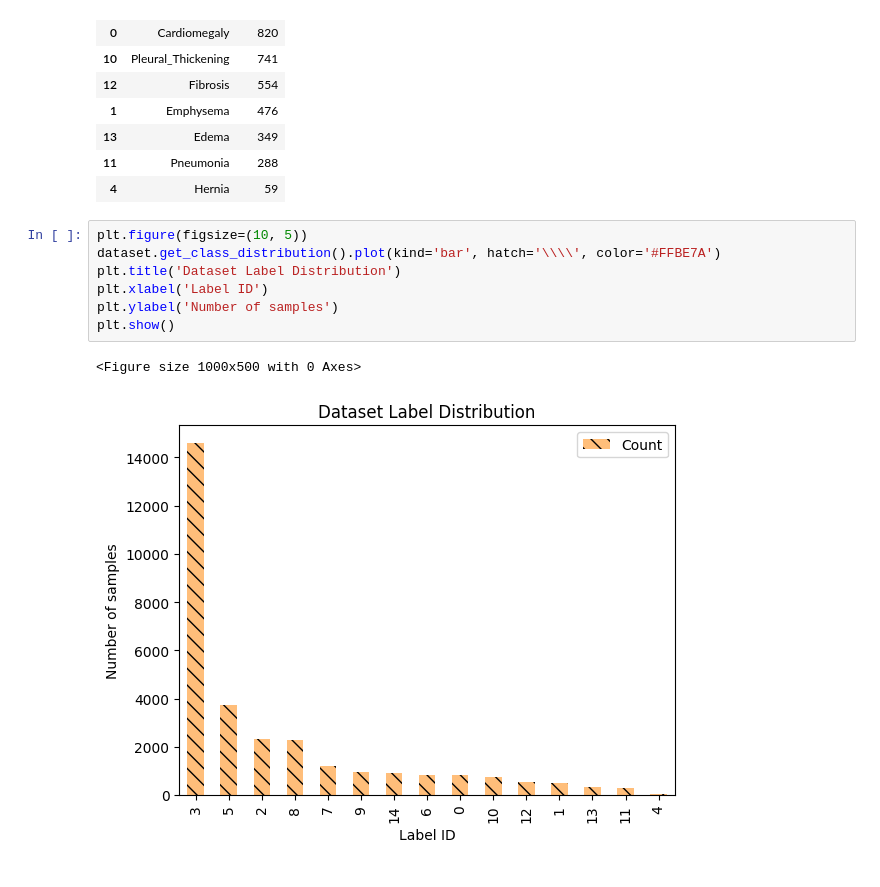
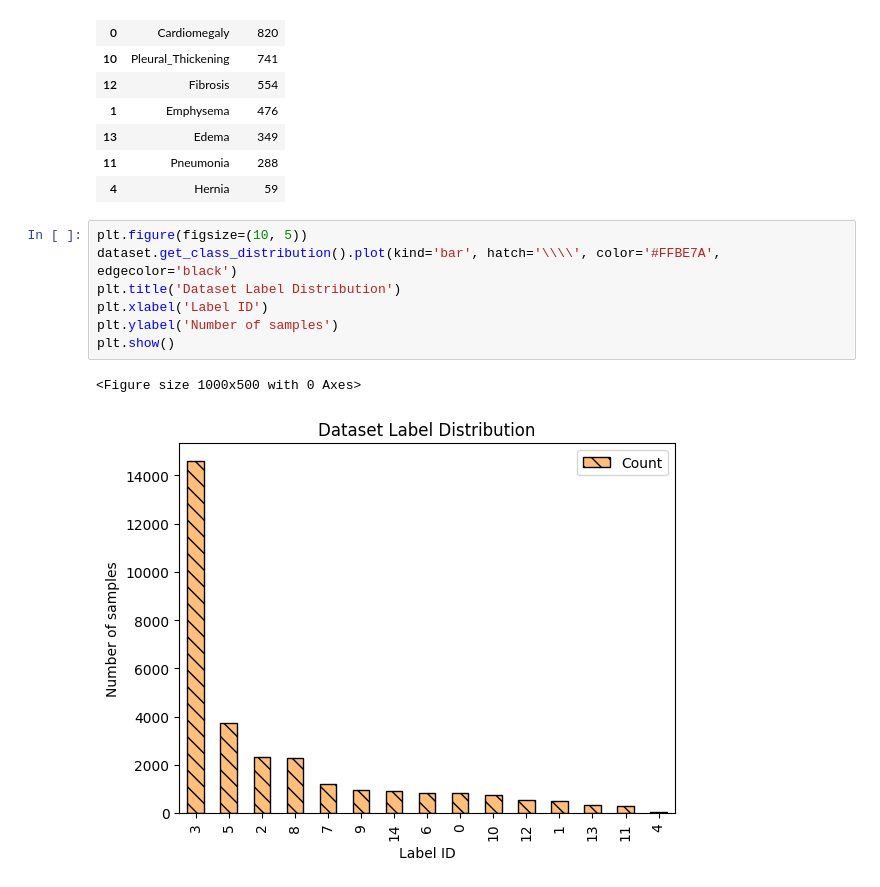
Before and after one commit to TsukiSky/multi-targeted-ifgsm-on-image-classification, a Jupyter notebook: dataset/script/dataset_analyze.ipynb, the cells around one changed output. Drawn from its saved outputs; the diff is of its cells as text.

```diff
--- a/dataset/script/dataset_analyze.ipynb
+++ b/dataset/script/dataset_analyze.ipynb
@@ -41,11 +41,11 @@ Number of samples per class:
 | 4 | Hernia | 59 |
 # %%
 plt.figure(figsize=(10, 5))
-dataset.get_class_distribution().plot(kind='bar', hatch='\\\\', color='#FFBE7A')
+dataset.get_class_distribution().plot(kind='bar', hatch='\\\\', color='#FFBE7A', edgecolor='black')
 plt.title('Dataset Label Distribution')
 plt.xlabel('Label ID')
 plt.ylabel('Number of samples')
 plt.show()
 # %% [output]
 <Figure size 1000x500 with 0 Axes>
-[figure, old version]
+[figure, new version]
```
Also changed, not shown: 10 other files.
